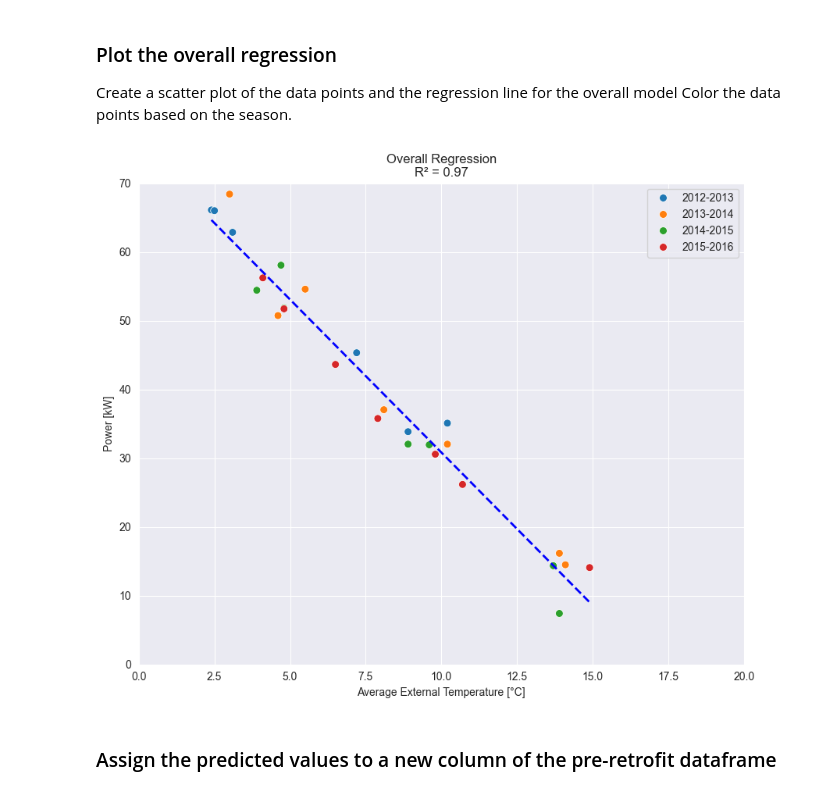
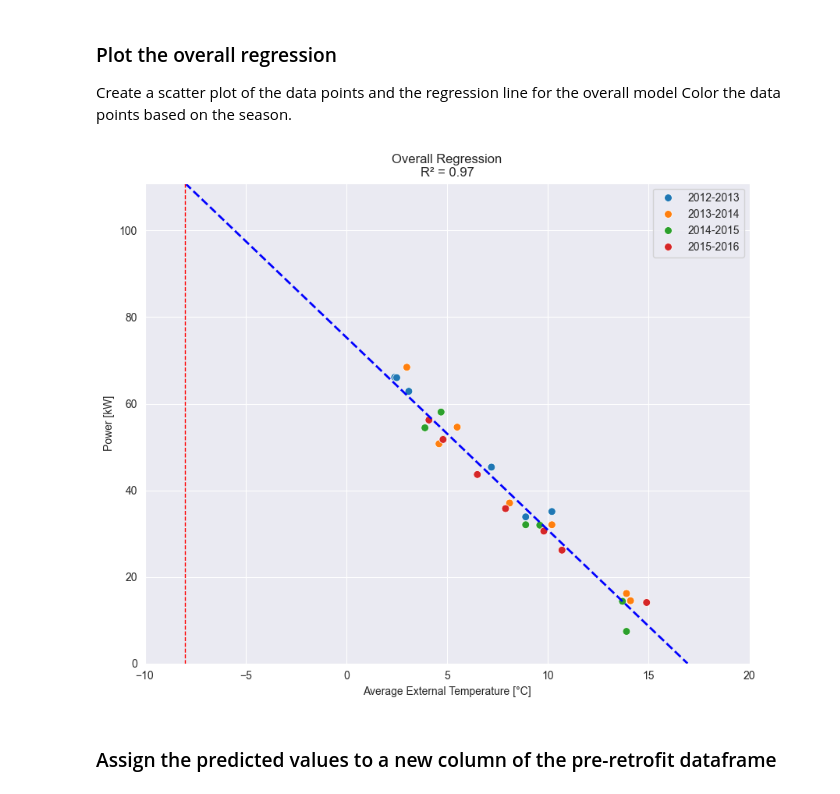
Before and after one commit to baeda-polito/geae-python, a Jupyter notebook: exercise-3/exercise-3-part-1-nb.ipynb, the cells around one changed output. Drawn from its saved outputs; the diff is of its cells as text; code cells hidden in the pictures.

```diff
--- a/exercise-3/exercise-3-part-1-nb.ipynb
+++ b/exercise-3/exercise-3-part-1-nb.ipynb
@@ -203,7 +210,7 @@ df_tot = df[df['tipo_misura'] != 'OFF']
 # %% [markdown]
 ### Define the independent and dependent variables
 # %%
-X_tot = df_tot[['T_media']].values.reshape(-1, 1)
+X_tot = df_tot[['T_media']].values
 y_tot = df_tot['potenza'].values
 # %% [markdown]
 ### Fit the model
@@ -224,25 +231,32 @@ Color the data points based on the season.
 # %%
 # Plot the overall regression
 plt.figure(figsize=(10, 8))
 sns.scatterplot(x='T_media', y='potenza', hue='Stagione', data=df_tot, s=50)
 
-X_plot = np.linspace(df_tot['T_media'].min(), df_tot['T_media'].max(), 100).reshape(-1, 1)
+# calculate T_max when y = 0
+max_t_plot = -lm_tot.intercept_ / lm_tot.coef_[0]
+# calculate P_max when T = -8
+max_p_plot = lm_tot.predict([[-8.0]])[0]
+# Generate values for plotting the regression line
+X_plot = np.linspace(-8.0, max_t_plot, 100).reshape(-1, 1)
 y_plot = lm_tot.predict(X_plot)
 plt.plot(X_plot, y_plot, color='blue', linestyle='--', linewidth=2)
+# add vertical line at T = -8
+plt.axvline(x=-8, color='red', linestyle='--', linewidth=1)
 
 # Set plot limits
-plt.xlim(0, 20)
-plt.ylim(0, 70)
+plt.xlim(-10, 20)
+plt.ylim(0, max_p_plot)
 
 # Set labels and title
 plt.xlabel('Average External Temperature [°C]')
 plt.ylabel('Power [kW]')
 plt.title(f"Overall Regression\nR² = {r2_tot:.2f}")
 
 plt.legend()
 plt.show()
 # %% [output]
-[figure, old version]
+[figure, new version]
 # %% [markdown]
 ### Assign the predicted values to a new column of the pre-retrofit dataframe
 # %%
```
Also changed, not shown: parts of 5 cells of this notebook, 1 other file.
